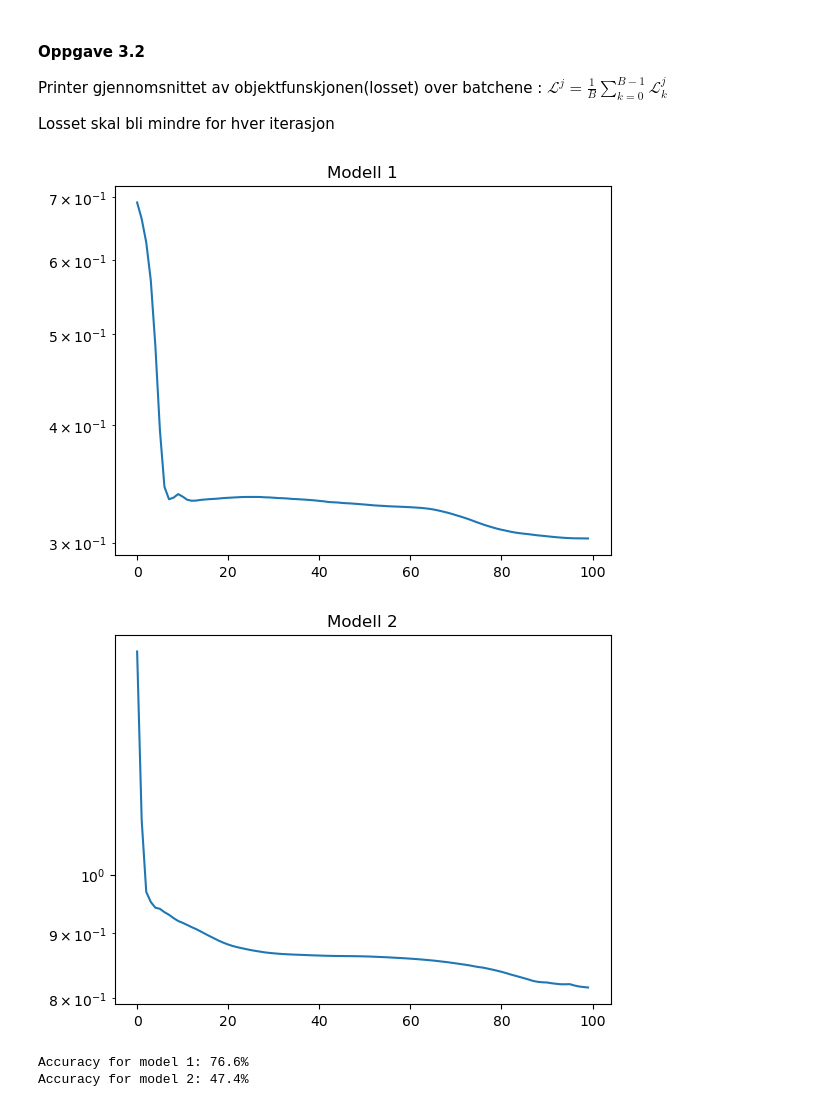
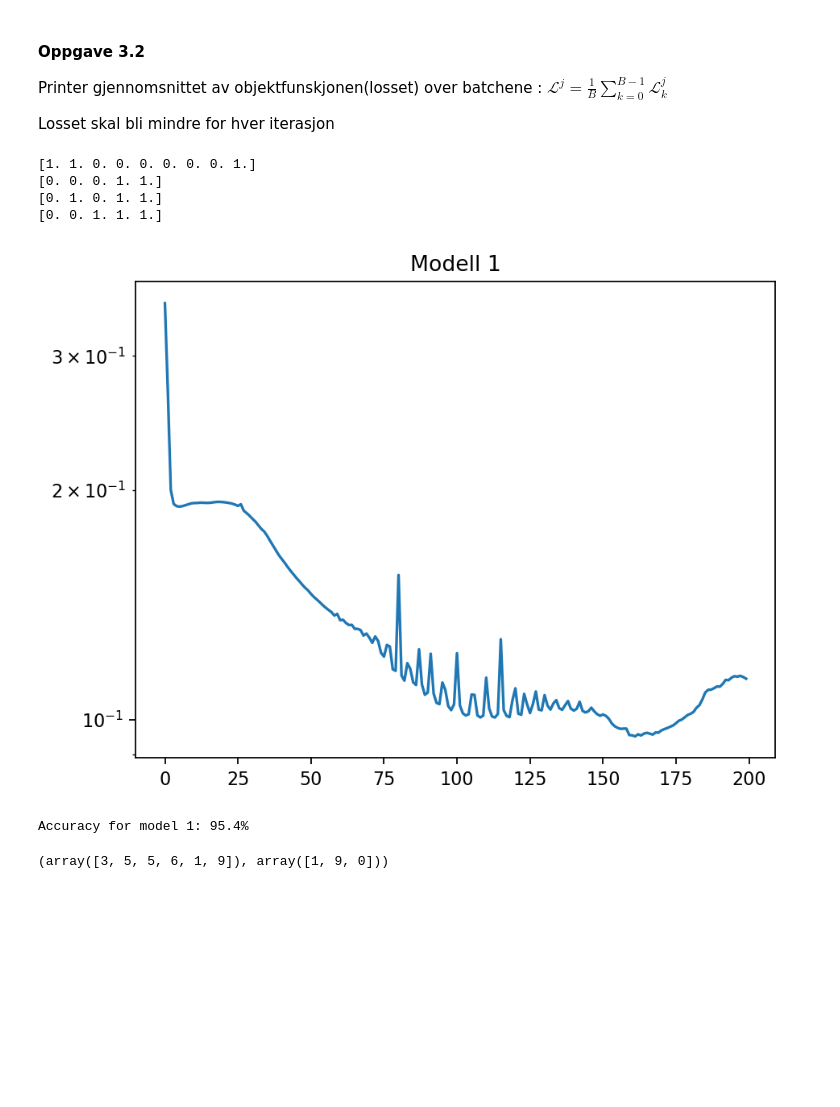
Before and after one commit to hannaroed/Vitber-indmat, a Jupyter notebook: file.ipynb, the cells around one changed output. Cells and saved outputs as stored; diff of their text form; code cells hidden in the pictures; blank space fills up the shorter version.

Commit message:
Good sorting, decent addition

```diff
--- a/file.ipynb
+++ b/file.ipynb
@@ -207,38 +204,51 @@ Printer gjennomsnittet av objektfunskjonen(losset) over batchene :
 $\mathcal{L}^{j} = \frac{1}{B}  \sum_{k=0}^{B-1}\mathcal{L}^{j}_{k}$
 
 Losset skal bli mindre for hver iterasjon
+# %%
+np.set_printoptions(linewidth=200, threshold=10000)
+sorting_data1 = get_train_test_sorting(5, 2, 250, 10, 10)
+print(sorting_data1['x_train'][0][0], sorting_data1['y_train'][0][0], sep='\n')
+print(sorting_data1['x_test'][0][0], sorting_data1['y_test'][0][0], sep='\n')
+# %% [output]
+[1. 1. 0. 0. 0. 0. 0. 0. 1.]
+[0. 0. 0. 1. 1.]
+[0. 1. 0. 1. 1.]
+[0. 0. 1. 1. 1.]
 # %%
-n = 100
+n = 200
 
 test_model_1 = make_model(r=5, d=10, m=2, L=2, p=15, k=5)
 test_model_2 = make_model(r=7, d=20, m=5, L=2, p=25, k=10)
 
 sorting_data1 = get_train_test_sorting(5, 2, 250, 10, 10)
-trained_model1, mean_loss_arr1 = training_sorting(test_model_1, CrossEntropy(), Adam(), sorting_data1, 2, n_epochs=n, r=5)
+trained_model1, mean_loss_arr1 = training_sorting(test_model_1, CrossEntropy(), Adam(0.01), sorting_data1, 2, n_epochs=n, r=5)
 
-sorting_data2 = get_train_test_sorting(7, 5, 250, 20, 20)
-trained_model2, mean_loss_arr2 = training_sorting(test_model_2, CrossEntropy(), Adam(), sorting_data2, 5, n_epochs=n, r=7)
+# sorting_data2 = get_train_test_sorting(7, 5, 250, 20, 20)
+# trained_model2, mean_loss_arr2 = training_sorting(test_model_2, CrossEntropy(), Adam(0.01), sorting_data2, 5, n_epochs=n, r=7)
 
 iter = np.arange(n)
 
 plt.title("Modell 1")
 plt.plot(iter, mean_loss_arr1)
 plt.yscale('log')
 plt.show()
-plt.title("Modell 2")
-plt.plot(iter, mean_loss_arr2)
-plt.yscale('log')
-plt.show()
+# plt.title("Modell 2")
+# plt.plot(iter, mean_loss_arr2)
+# plt.yscale('log')
+# plt.show()
 # %% [output]
-[figure, old version]
+[figure, new version]
-[figure, removed]
 # %%
-accuracy1 = test_sorting(trained_model1, sorting_data1, m=2)
+accuracy1 = test_sorting(trained_model1, sorting_data1, m=2, r=5)
 print(f'Accuracy for model 1: {np.round(accuracy1, 1)}%')
 
-accuracy2 = test_sorting(trained_model2, sorting_data2, m=5)
-print(f'Accuracy for model 2: {np.round(accuracy2, 1)}%')
+# accuracy2 = test_sorting(trained_model2, sorting_data2, m=5, r=7)
+# print(f'Accuracy for model 2: {np.round(accuracy2, 1)}%')
 # %% [output]
-Accuracy for model 1: 76.6%
-Accuracy for model 2: 47.4%
+Accuracy for model 1: 95.4%
+# %%
+addition_data = get_train_test_addition(n_digit=2, samples_per_batch=250, n_batches_train=20, n_batches_test=20)
+addition_data['x_train'][2][0], addition_data['y_train'][2][0]
+# %% [output]
+(array([3, 5, 5, 6, 1, 9]), array([1, 9, 0]))
 # %%
```
Also changed, not shown: parts of 3 cells of this notebook, 5 other files.
